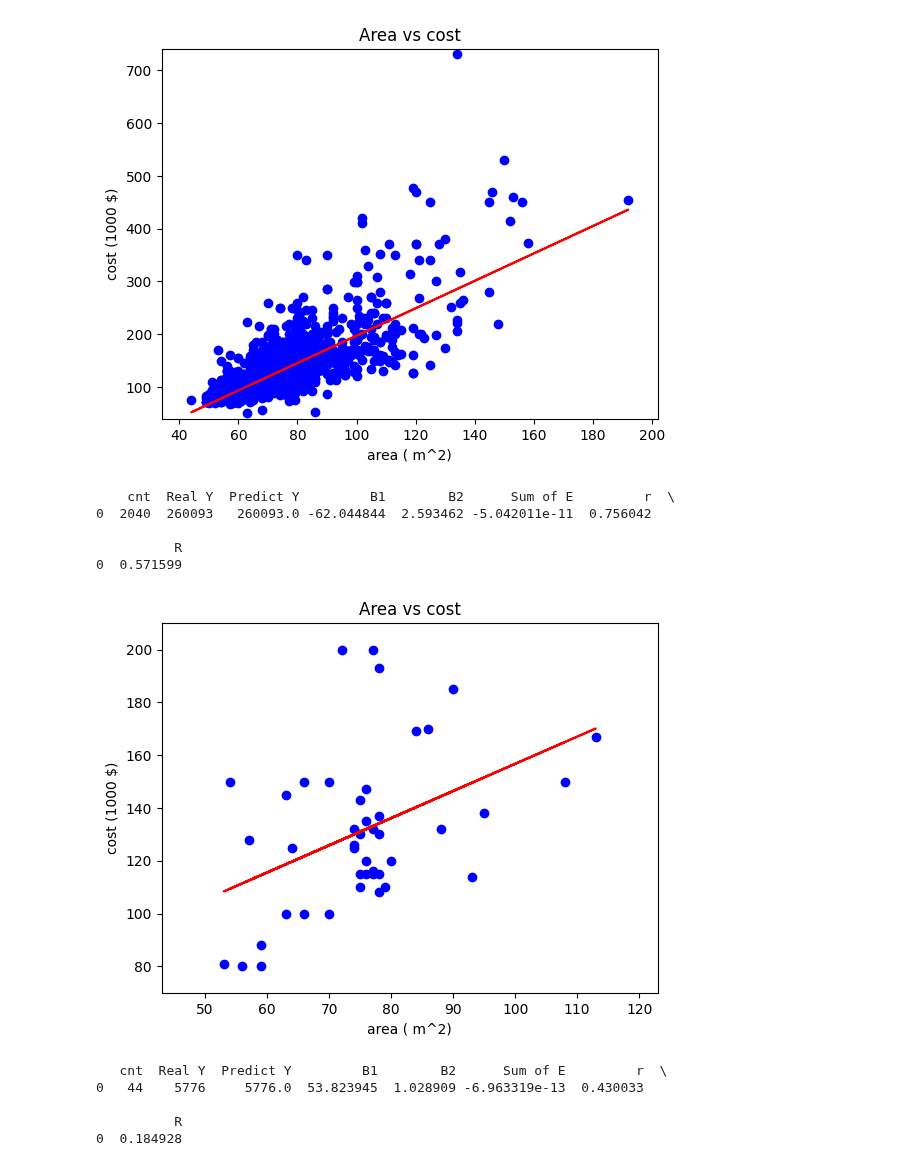
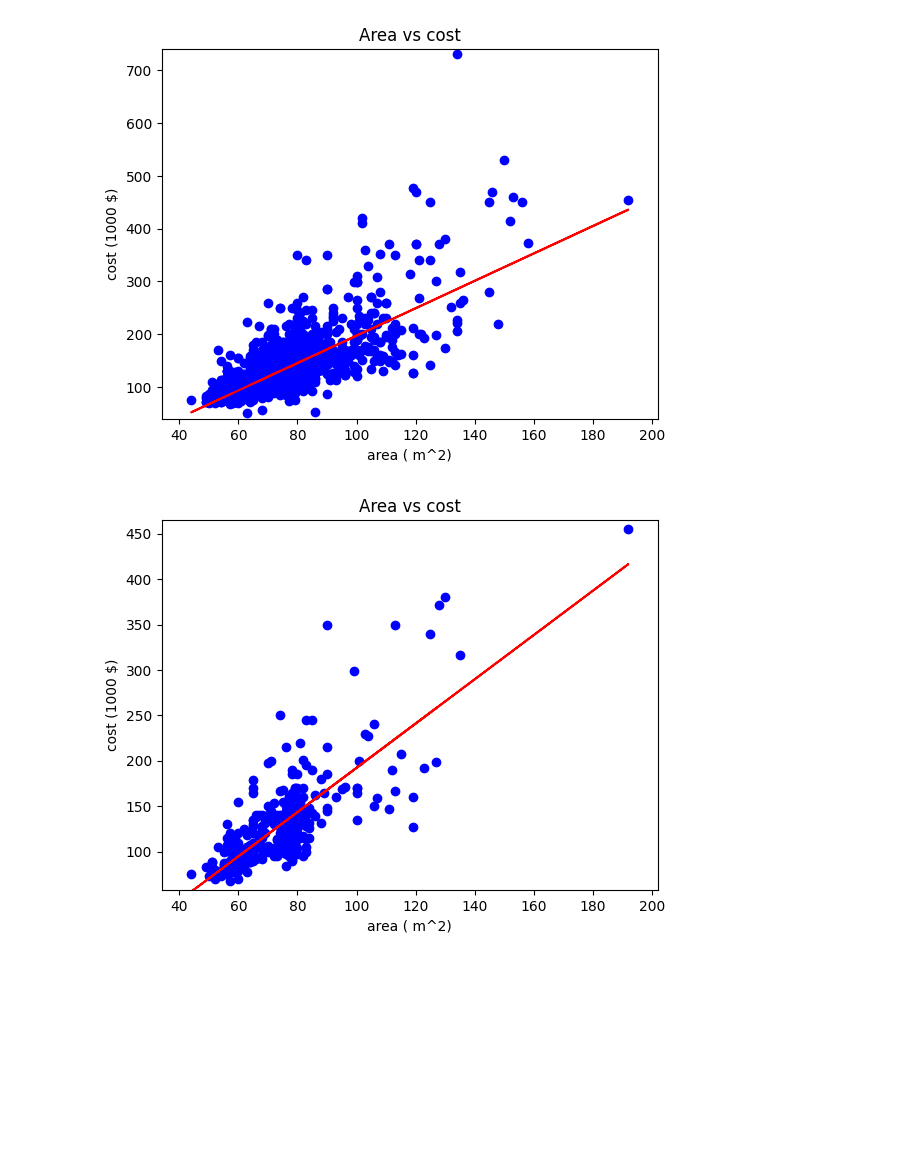
Before and after one commit to SmeysyaHromche/0MS, a Jupyter notebook: slr.ipynb, the cells around one changed output. Drawn from its saved outputs; the diff is of its cells as text; code cells hidden in the pictures; blank space fills up the shorter version.

```diff
--- a/slr.ipynb
+++ b/slr.ipynb
@@ -201,8 +262,6 @@ class SLR():
 # %%
 # Prepare data
 
-SLR_solv = SLR()
+SLR_solution = SLR()
 
-SLR_solv.LoadDataSet()
-
-SLR_solv.Dataset()
+SLR_solution.LoadDataSet()
@@ -228,26 +269,16 @@ SLR_solv.Dataset()
 # Experiment № 1
 # Description: SLR with full dataset
 
-SLR_solv.Experiment(count=1, full_dataset=True, random_sampling=False, cnt_sample=0, viz_with_err=False)
+SLR_solution.Experiment(count=1, full_dataset=True, random_sampling=False, cnt_sample=0, viz_with_err=False)
 # %% [output]
 [figure]
-    cnt  Real Y  Predict Y         B1        B2      Sum of E         r  \
-0  2040  260093   260093.0 -62.044844  2.593462 -5.042011e-11  0.756042
-
-          R
-0  0.571599
 # %%
 # Experiment № 2
 # Description: SLR with datasets sample
 
-SLR_solv.Experiment(count=1, full_dataset=False, random_sampling=True, cnt_sample=0, viz_with_err=False)
+SLR_solution.Experiment(count=1, full_dataset=False, random_sampling=True, cnt_sample=0, viz_with_err=False)
 # %% [output]
-[figure, old version]
+[figure, new version]
-   cnt  Real Y  Predict Y         B1        B2      Sum of E         r  \
-0   44    5776     5776.0  53.823945  1.028909 -6.963319e-13  0.430033
-
-          R
-0  0.184928
 # %%
 # Experiment № 3
 # Description: SLR with datasets sample
```
Also changed, not shown: parts of 4 cells of this notebook, 6 other files.
